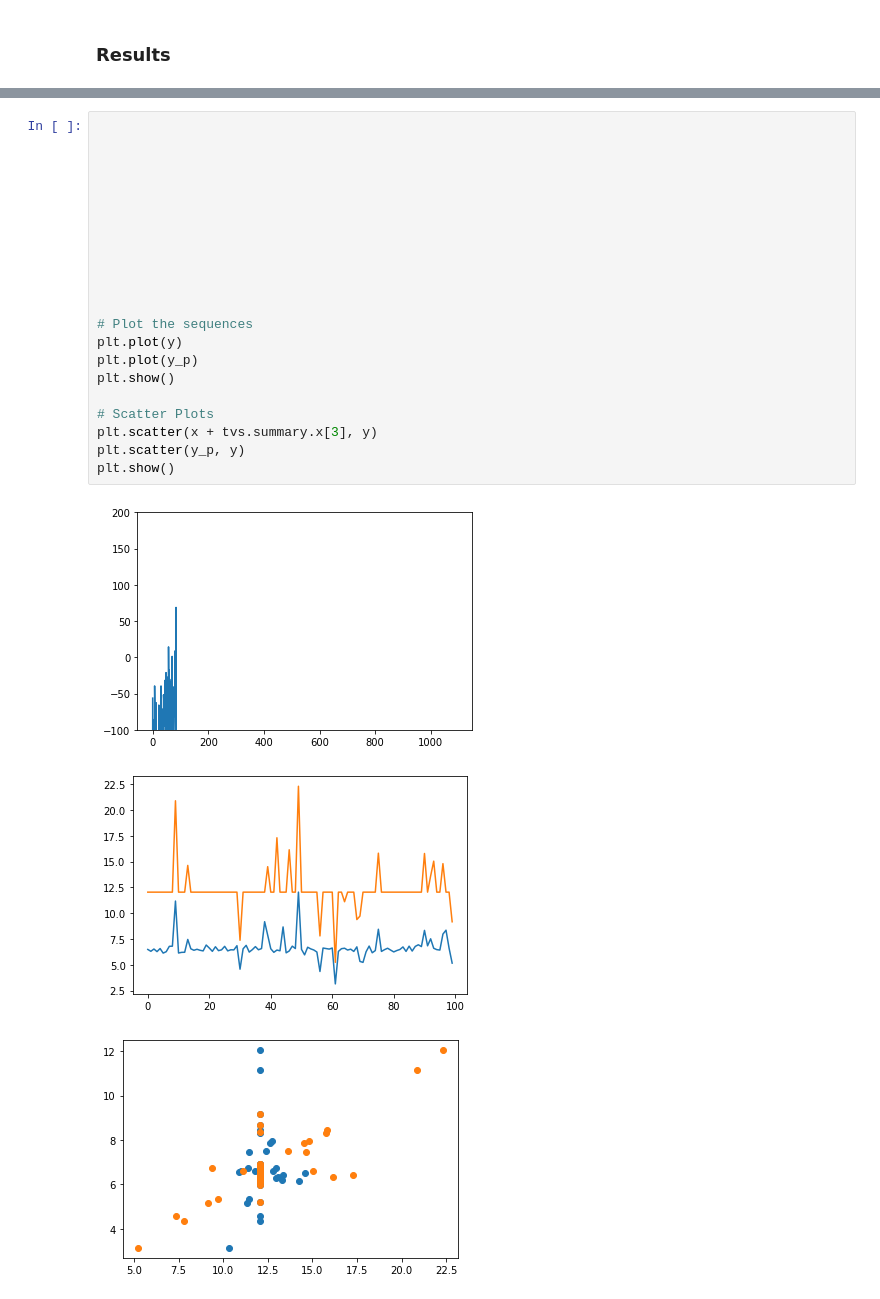
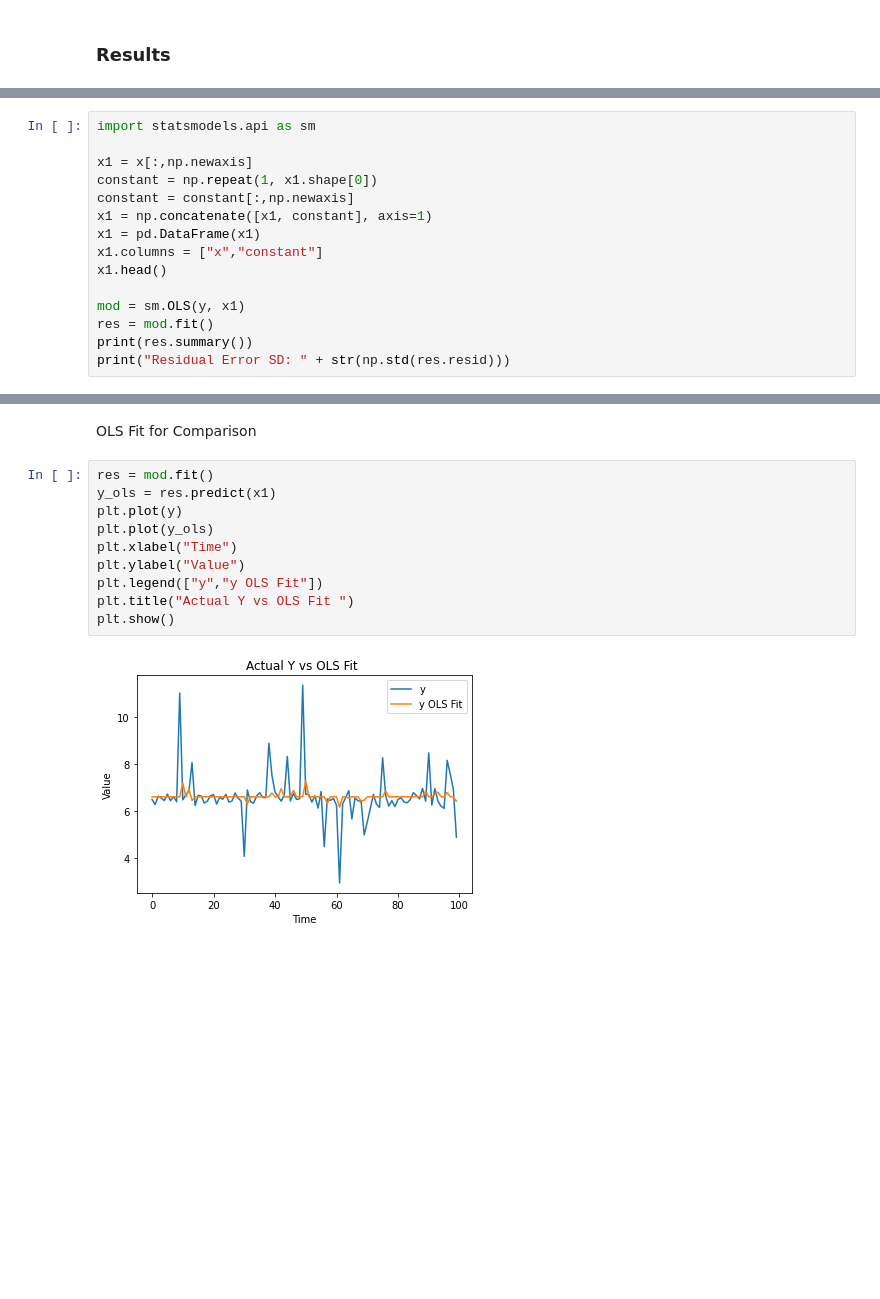
Before and after one commit to aaron1rcl/tvs_regression, a Jupyter notebook: notebooks/1_univariate_example.ipynb, the cells around one changed output, grey strips where cells are left out. Cells and saved outputs as stored; diff of their text form; blank space fills up the shorter version.

```diff
--- a/notebooks/1_univariate_example.ipynb
+++ b/notebooks/1_univariate_example.ipynb
@@ -205,0 +149,15 @@ Estimated Error: 0.27
+# %%
+import statsmodels.api as sm
+
+x1 = x[:,np.newaxis]
+constant = np.repeat(1, x1.shape[0])
+constant = constant[:,np.newaxis]
+x1 = np.concatenate([x1, constant], axis=1)
+x1 = pd.DataFrame(x1)
+x1.columns = ["x","constant"]
+x1.head()
+
+mod = sm.OLS(y, x1)
+res = mod.fit()
+print(res.summary())
+print("Residual Error SD: " + str(np.std(res.resid)))
@@ -230,25 +214,14 @@ TypeError: __init__() missing 1 required positional argument: 'family'
-# %%
-
-
-
-
-
-
-
-
-
-
-
-# Plot the sequences
-plt.plot(y)
-plt.plot(y_p)
-plt.show()
-
-# Scatter Plots
-plt.scatter(x + tvs.summary.x[3], y)
-plt.scatter(y_p, y)
-plt.show()
-# %% [output]
-[figure, removed]
-[figure, removed]
-[figure, removed]
+# %% [markdown]
+OLS Fit for Comparison
+# %%
+res = mod.fit()
+y_ols = res.predict(x1)
+plt.plot(y)
+plt.plot(y_ols)
+plt.xlabel("Time")
+plt.ylabel("Value")
+plt.legend(["y","y OLS Fit"])
+plt.title("Actual Y vs OLS Fit ")
+plt.show()
+# %% [output]
+[figure, added]
```
Also changed, not shown: parts of 11 cells of this notebook, 1 other file.
